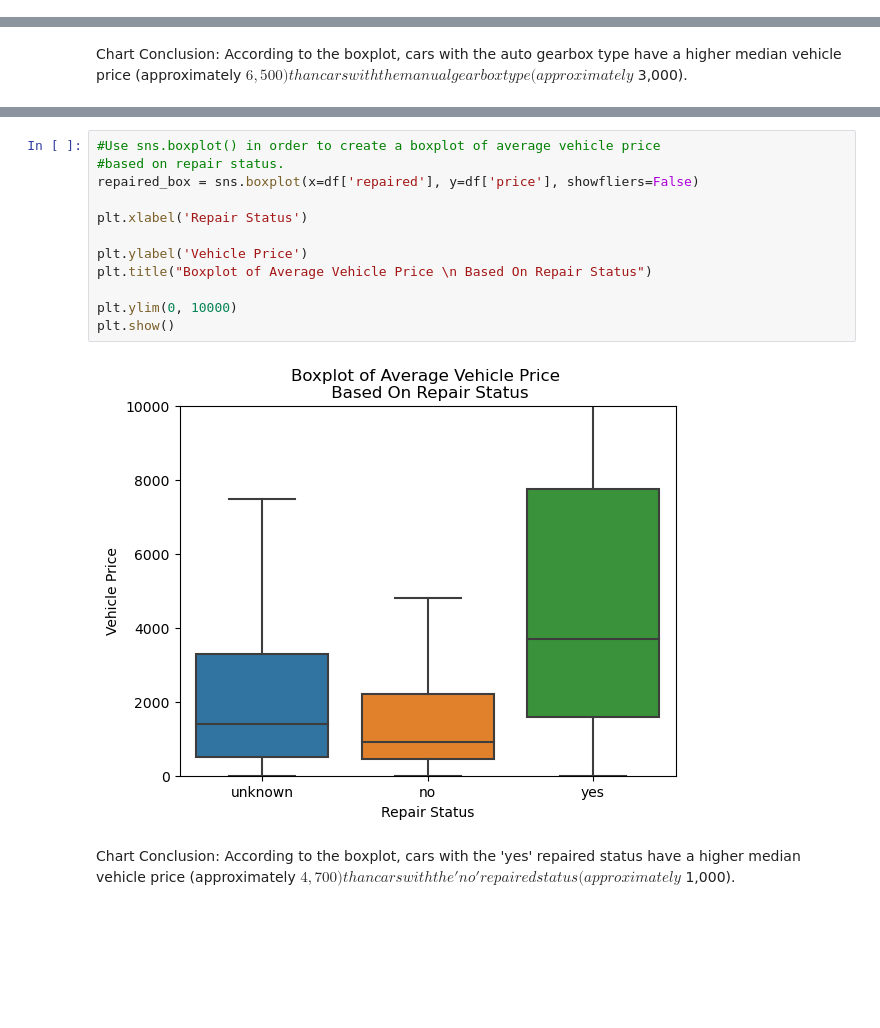
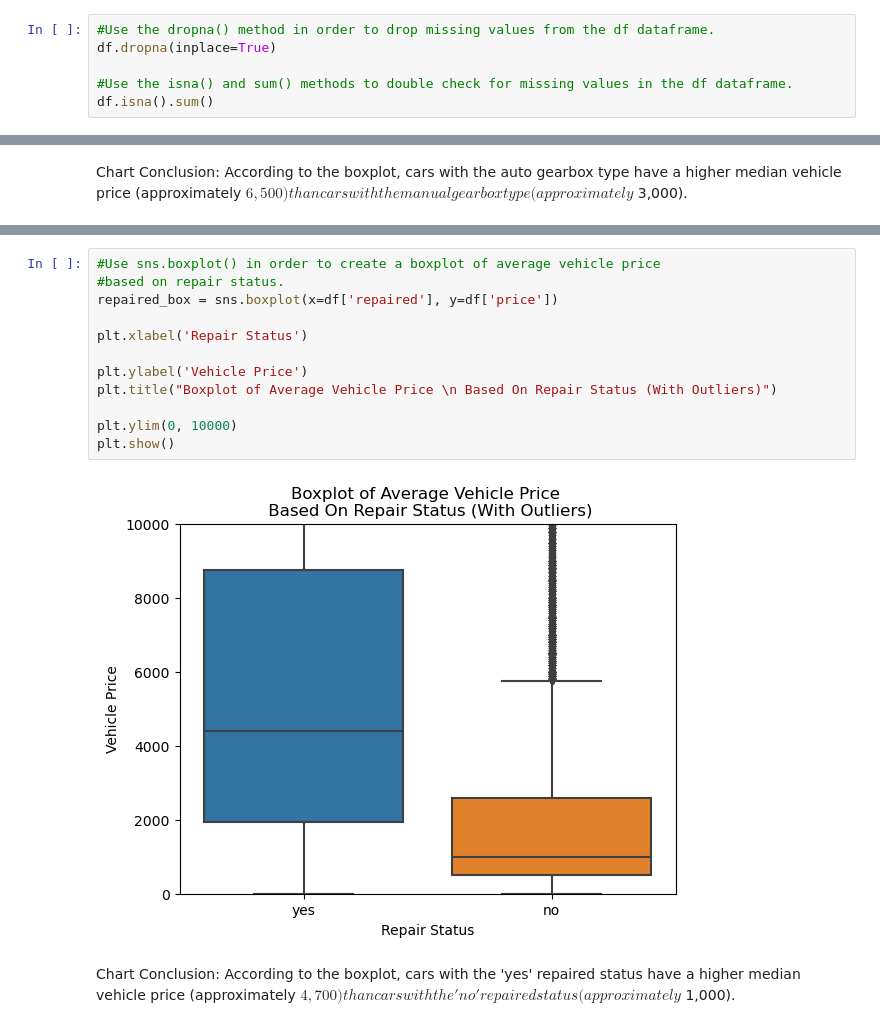
Before and after one commit to BLacuesta3/Sprint-12-Project, a Jupyter notebook: Sprint 12 Project Reviewed.ipynb, the cells around one changed output, grey strips where cells are left out. Cells and saved outputs as stored; diff of their text form; blank space fills up the shorter version.

Commit message:
boxplot update

```diff
--- a/Sprint 12 Project Reviewed.ipynb
+++ b/Sprint 12 Project Reviewed.ipynb
@@ -271,0 +266,6 @@ df['not_repaired'].isna().sum()
+# %%
+#Use the dropna() method in order to drop missing values from the df dataframe.
+df.dropna(inplace=True)
+
+#Use the isna() and sum() methods to double check for missing values in the df dataframe.
+df.isna().sum()
@@ -562,17 +707,17 @@ than cars with the manual gearbox type (approximately $3,000).
 # %%
 #Use sns.boxplot() in order to create a boxplot of average vehicle price
 #based on repair status.
-repaired_box = sns.boxplot(x=df['repaired'], y=df['price'], showfliers=False)
+repaired_box = sns.boxplot(x=df['repaired'], y=df['price'])
 
 plt.xlabel('Repair Status')
 
 plt.ylabel('Vehicle Price')
-plt.title("Boxplot of Average Vehicle Price \n Based On Repair Status")
+plt.title("Boxplot of Average Vehicle Price \n Based On Repair Status (With Outliers)")
 
 plt.ylim(0, 10000)
 plt.show()
 # %% [output]
-[figure, old version]
+[figure, new version]
 # %% [markdown]
 Chart Conclusion:
 According to the boxplot, cars with the 'yes' repaired status have a higher median vehicle price (approximately $4,700)
```
Also changed, not shown: parts of 25 cells of this notebook.
